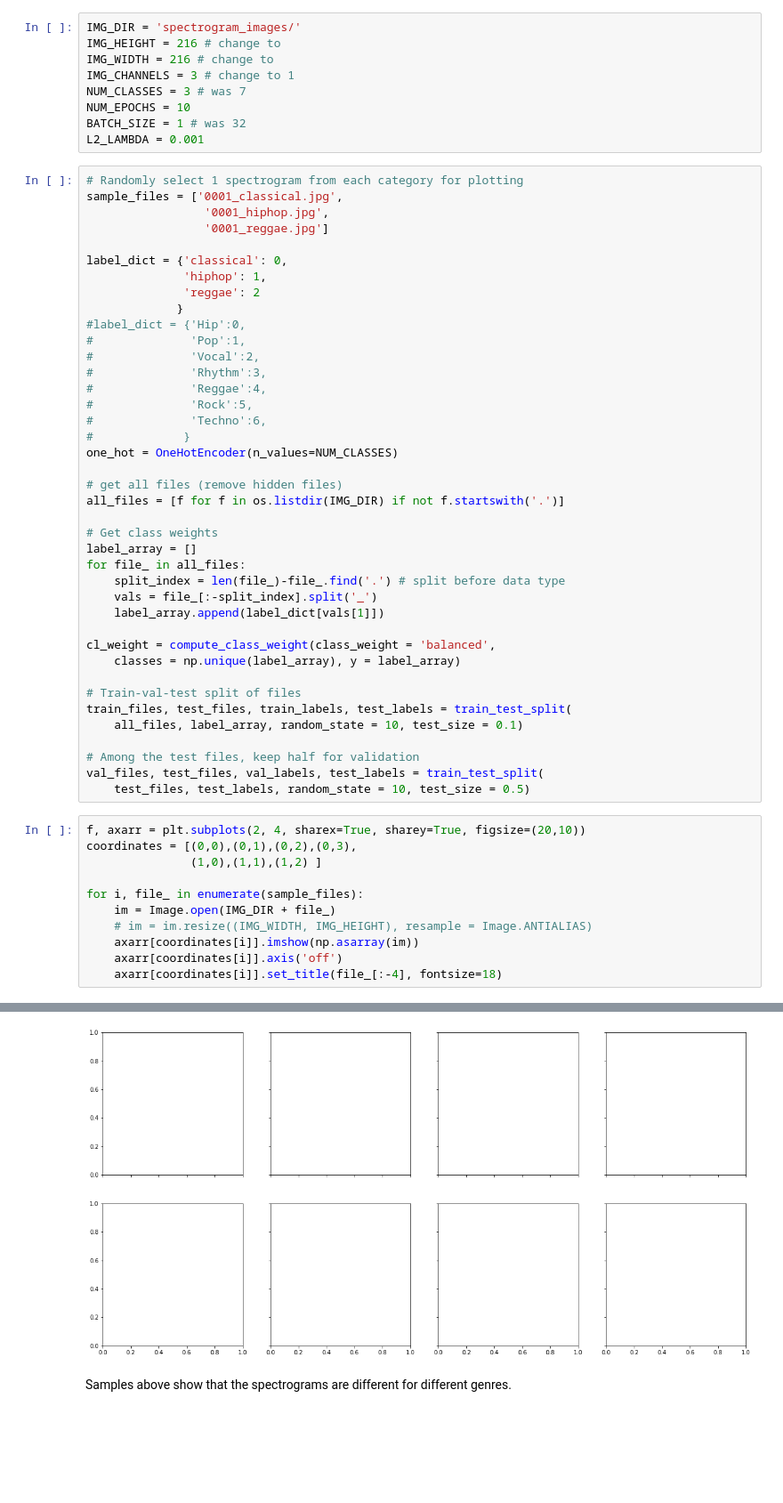
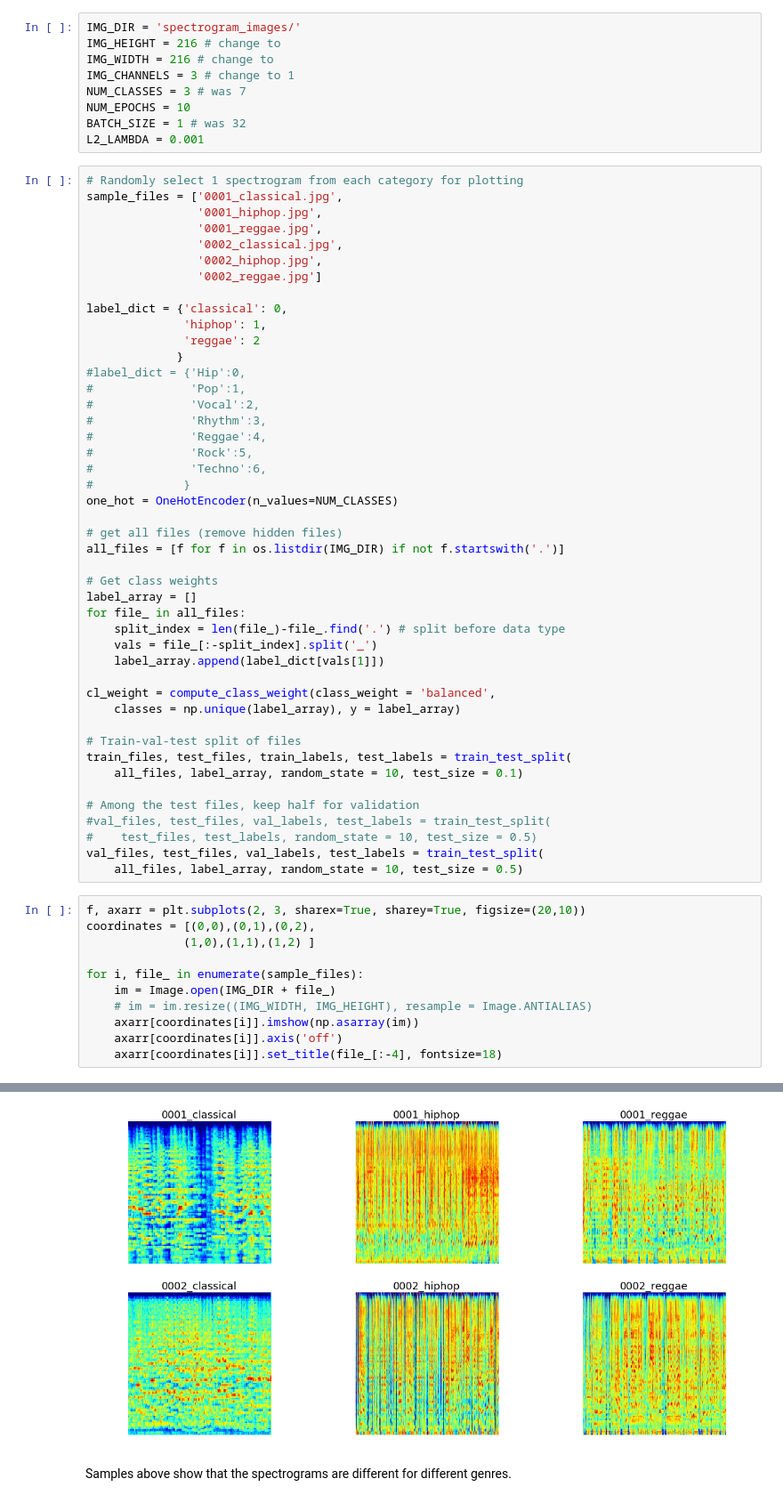
Before and after one commit to MichelleAppel/Music-style-transfer, a Jupyter notebook: music-genre-classification/3.1_vgg_model_transfer_learning.ipynb, the cells around one changed output, grey strips where cells are left out. Shown at 89% size. Drawn from its saved outputs; the diff is of its cells as text; blank space fills up the shorter version.

```diff
--- a/music-genre-classification/3.1_vgg_model_transfer_learning.ipynb
+++ b/music-genre-classification/3.1_vgg_model_transfer_learning.ipynb
@@ -46,8 +68,11 @@ L2_LAMBDA = 0.001
 # %%
 # Randomly select 1 spectrogram from each category for plotting
 sample_files = ['0001_classical.jpg',
-                 '0001_hiphop.jpg',
-                 '0001_reggae.jpg']
+                '0001_hiphop.jpg',
+                '0001_reggae.jpg',
+                '0002_classical.jpg',
+                '0002_hiphop.jpg',
+                '0002_reggae.jpg']
 
 label_dict = {'classical': 0,
               'hiphop': 1,
@@ -81,12 +106,14 @@ train_files, test_files, train_labels, test_labels = train_test_split(
     all_files, label_array, random_state = 10, test_size = 0.1)
 
 # Among the test files, keep half for validation
+#val_files, test_files, val_labels, test_labels = train_test_split(
+#    test_files, test_labels, random_state = 10, test_size = 0.5)
 val_files, test_files, val_labels, test_labels = train_test_split(
-    test_files, test_labels, random_state = 10, test_size = 0.5)
+    all_files, label_array, random_state = 10, test_size = 0.5)
 # %%
-f, axarr = plt.subplots(2, 4, sharex=True, sharey=True, figsize=(20,10))
-coordinates = [(0,0),(0,1),(0,2),(0,3),
-               (1,0),(1,1),(1,2) ]
+f, axarr = plt.subplots(2, 3, sharex=True, sharey=True, figsize=(20,10))
+coordinates = [(0,0),(0,1),(0,2),
+              (1,0),(1,1),(1,2) ]
 
 for i, file_ in enumerate(sample_files):
     im = Image.open(IMG_DIR + file_)
@@ -99,4 +125,4 @@ AttributeError: module 'PIL.Image' has no attribute 'register_extensions'
-[figure, old version]
+[figure, new version]
 # %% [markdown]
 Samples above show that the spectrograms are different for different genres.
 # %%
```
Also changed, not shown: parts of 15 cells of this notebook.
